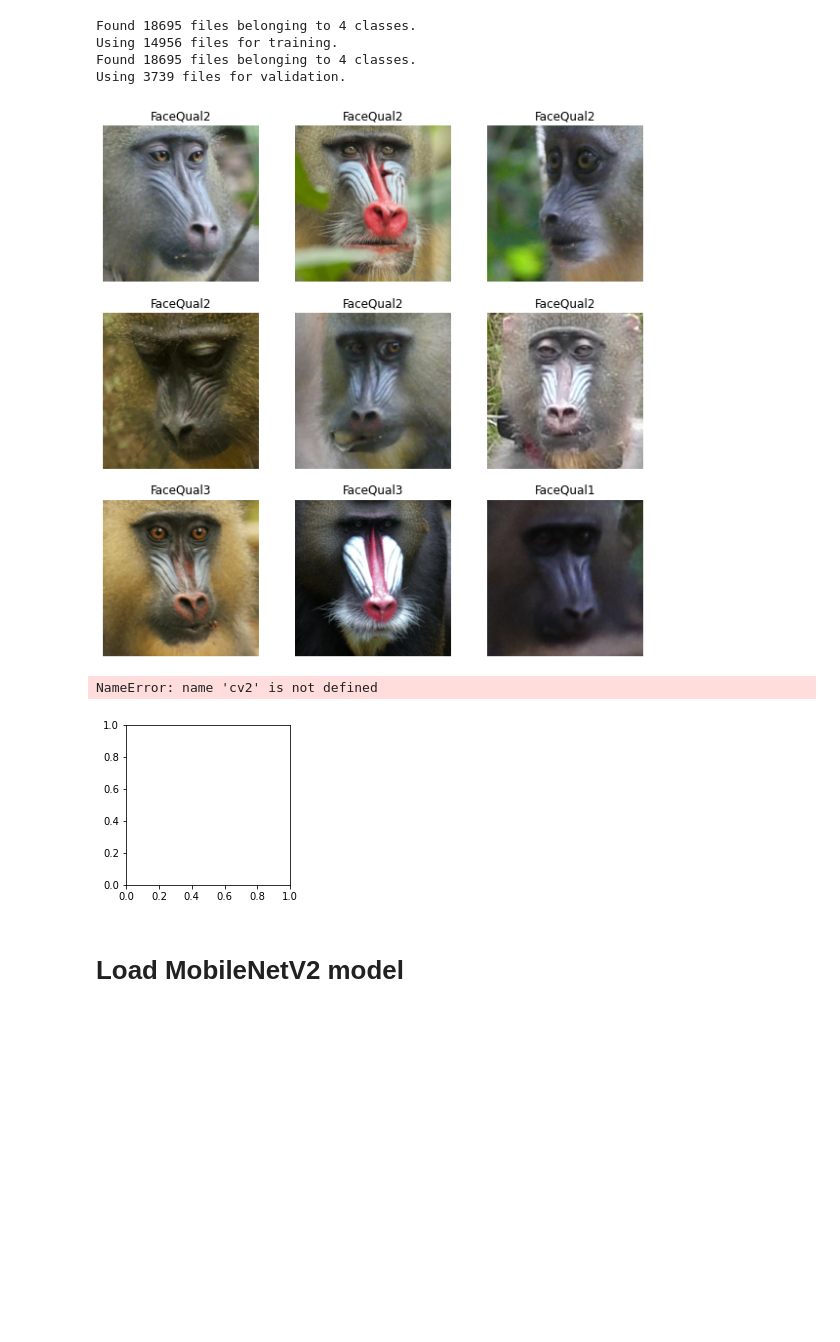
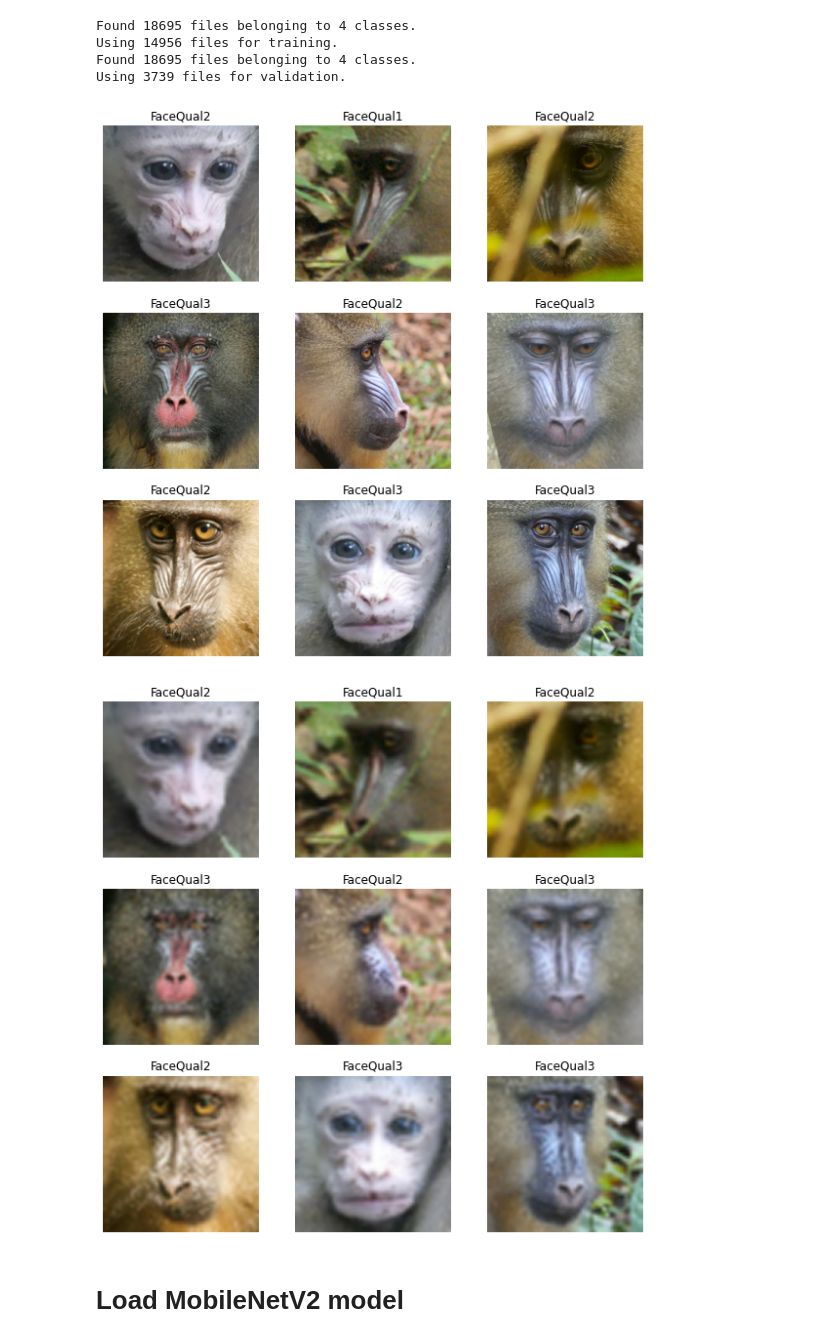
Before and after one commit to fds-napolitain/m2-stage, a Jupyter notebook: classification-qualite.ipynb, the cells around one changed output. Drawn from its saved outputs; the diff is of its cells as text; code cells hidden in the pictures; blank space fills up the shorter version.

```diff
--- a/classification-qualite.ipynb
+++ b/classification-qualite.ipynb
@@ -20,19 +26,22 @@ img_width = 300
 IMG_SIZE = (img_width, img_height)
 
 train_ds = tf.keras.preprocessing.image_dataset_from_directory(
-  PATH,
-  validation_split=0.2,
-  subset="training",
-  seed=123,
-  image_size=(img_height, img_width),
-  batch_size=batch_size)
+    PATH,
+    validation_split=0.2,
+    subset="training",
+    seed=123,
+    image_size=(img_height, img_width),
+    batch_size=batch_size,
+    label_mode="int"
+)
 validation_ds = tf.keras.preprocessing.image_dataset_from_directory(
-  PATH,
-  validation_split=0.2,
-  subset="validation",
-  seed=123,
-  image_size=(img_height, img_width),
-  batch_size=batch_size)
+    PATH,
+    validation_split=0.2,
+    subset="validation",
+    seed=123,
+    image_size=(img_height, img_width),
+    batch_size=batch_size
+)
 # %% [output]
 Found 18695 files belonging to 4 classes.
 Using 14956 files for training.
@@ -64,29 +69,28 @@ for i in range(9):
     plt.title(imgs['label'][i])
     plt.axis("off")
 # %% [output]
-[figure, old version]
+[figure, new version]
 # %%
 # generating the kernel
-x = 11 # flou
-y = 50 # downscale upscale
-kernel = np.ones((x,x),np.uint8)/pow(x, 2)
+blur = 9
+downscale = 50
+kernel = np.ones((blur,blur),np.uint8)/pow(blur, 2)
 
 # potentiel augmentation par dégradation des images de haute qualité
 # a étudier : dégradation par encodage JPEG à fort taux de compression
 # actuel : downscale => upscale => blur
 plt.figure(figsize=(10, 10))
 for i in range(9):
     ax = plt.subplot(3, 3, i + 1)
-    img = tf.image.resize(imgs['img'][i], [y, y], method="nearest")
+    img = tf.image.resize(imgs['img'][i], [downscale, downscale], method="nearest")
     img = tf.image.resize(img, [300, 300], method="nearest")
     output = cv2.filter2D(img.numpy(), -1, kernel)
     img = tf.convert_to_tensor(output)
     plt.imshow(img.numpy().astype("uint8"))
     plt.title(imgs['label'][i])
     plt.axis("off")
 # %% [output]
-NameError: name 'cv2' is not defined
-[figure, old version]
+[figure, new version]
 # %% [markdown]
 # Load MobileNetV2 model
 # %%
```
Also changed, not shown: parts of 13 cells of this notebook.
